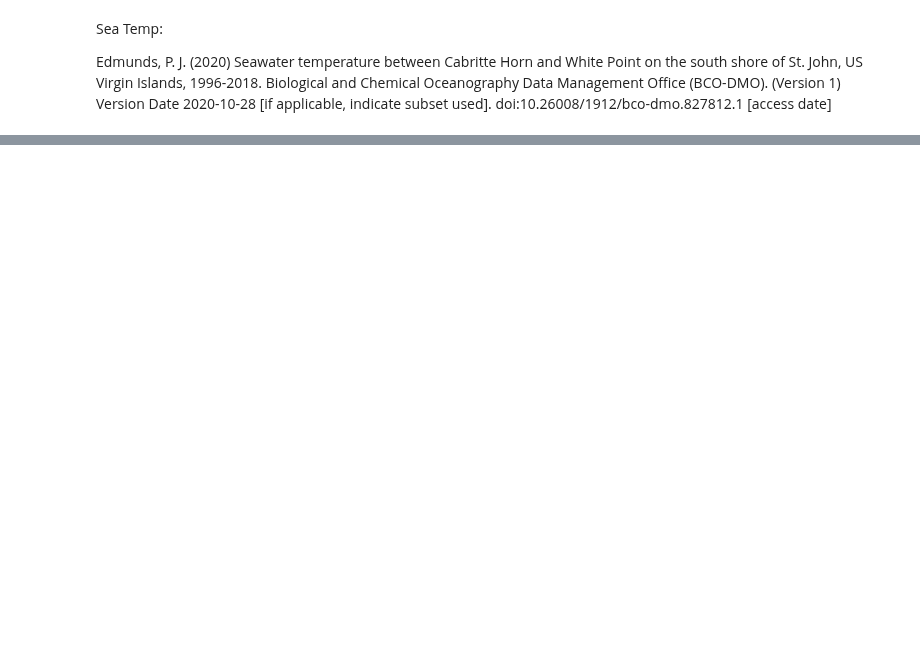
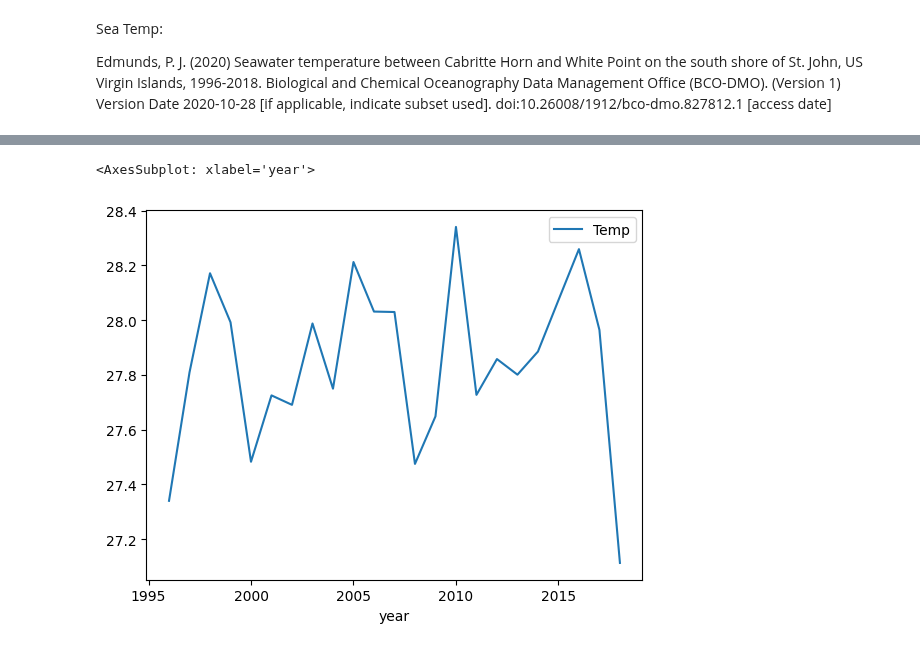
Before and after one commit to zaccmeyer/2020Crime, a Jupyter notebook: winter2024/lydia_vol3.ipynb, the cells around one changed output, grey strips where cells are left out. Drawn from its saved outputs; the diff is of its cells as text; code cells hidden in the pictures; blank space fills up the shorter version.

Commit message:
means of year temp

```diff
--- a/winter2024/lydia_vol3.ipynb
+++ b/winter2024/lydia_vol3.ipynb
@@ -8,4 +8,6 @@ Sea Temp:
 
 Edmunds, P. J. (2020) Seawater temperature between Cabritte Horn and White Point on the south shore of St. John, US Virgin Islands, 1996-2018. Biological and Chemical Oceanography Data Management Office (BCO-DMO). (Version 1) Version Date 2020-10-28 [if applicable, indicate subset used]. doi:10.26008/1912/bco-dmo.827812.1 [access date]
 # %%
-temp = pd.read_csv("L_O_seawater_temp.csv", index_col = "Date")
+data = pd.read_csv("L_O_seawater_temp.csv", index_col = "Date")
+data.sort_index(inplace = True)
+data = data[1:]
@@ -19,0 +14,6 @@ data.plot()
+# %%
+temp_data = data[data['Temp'] != 'nd'].astype(float)
+temp_data.index = pd.to_datetime(temp_data.index)
+temp_data['year'] = temp_data.index.year
+# %%
+year_means = temp_data.groupby(['year']).mean()
@@ -19,0 +41,5 @@ data.plot()
+# %%
+year_means.plot()
+# %% [output]
+<AxesSubplot: xlabel='year'>
+[figure, added]
```
Also changed, not shown: parts of 3 cells of this notebook.
